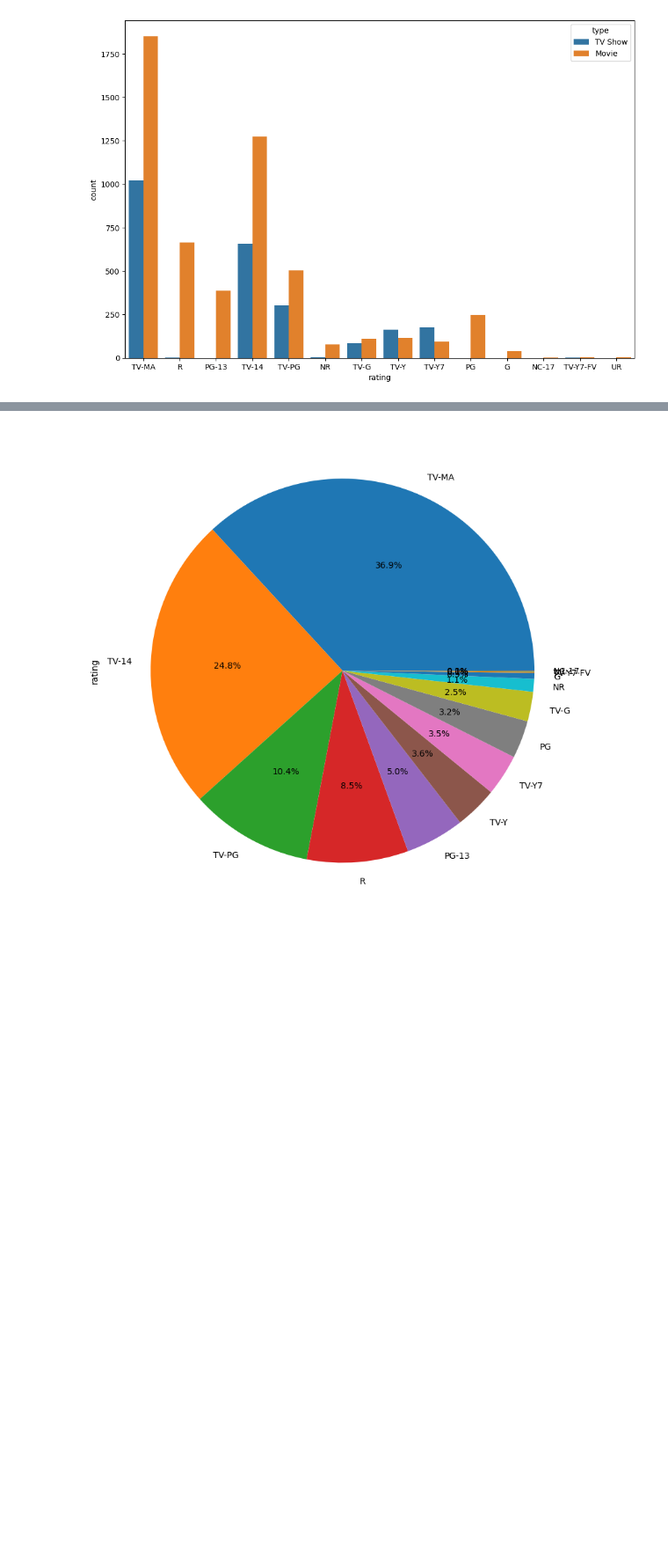
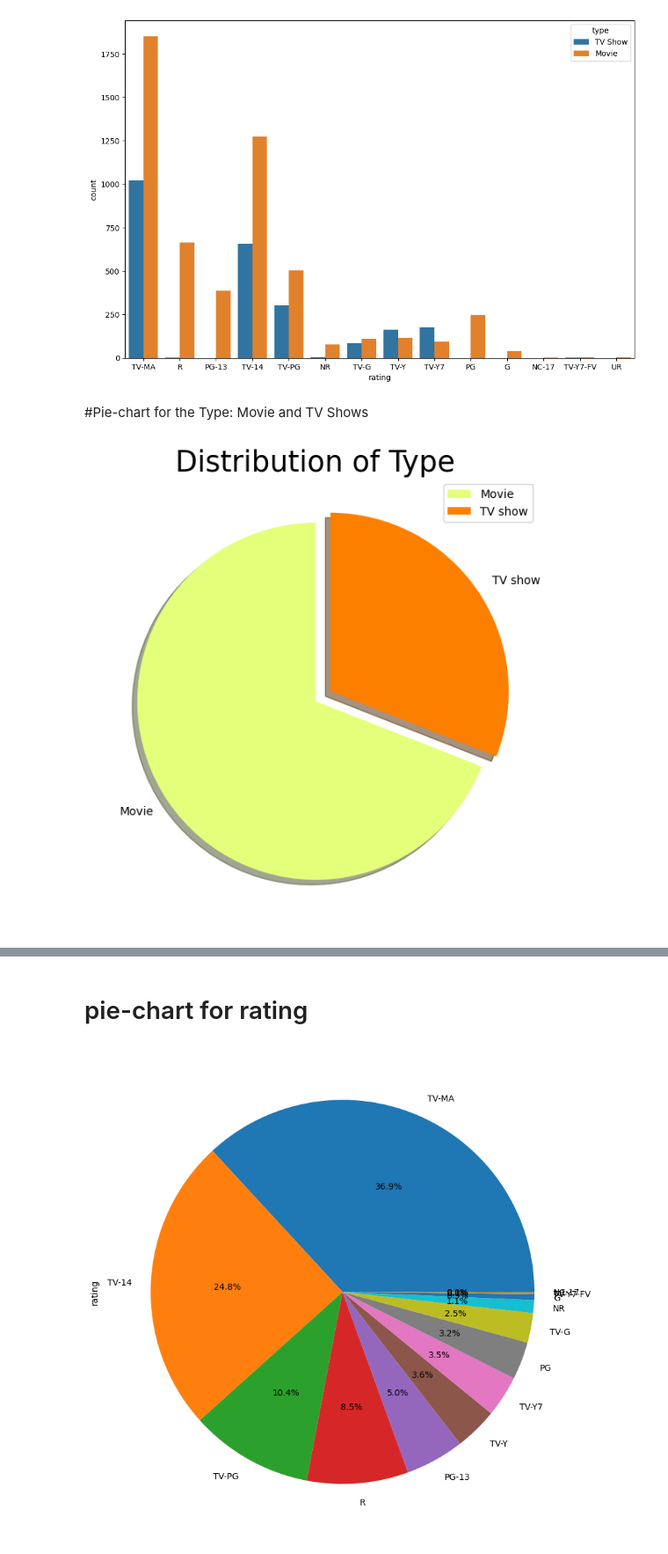
Before and after one commit to pritesh2292/Netflix-Movies-Tv-Shows-Clustering, a Jupyter notebook: Netflix_unsupervised_ML_capstone_project_.ipynb, the cells around one changed output, grey strips where cells are left out. Shown at 88% size. Saved outputs shown, nothing was run; the diff lists cells and outputs as text; code cells hidden in the pictures; blank space fills up the shorter version.

```diff
--- a/Netflix_unsupervised_ML_capstone_project_.ipynb
+++ b/Netflix_unsupervised_ML_capstone_project_.ipynb
@@ -190,6 +192,20 @@ sns.countplot(x='rating',data = df,hue='type')
 # %% [output]
 <Axes: xlabel='rating', ylabel='count'>
 [figure]
+# %% [markdown]
+#Pie-chart for the Type: Movie and TV Shows
+# %%
+labels = ['Movie', 'TV show']
+size = df['type'].value_counts()
+colors = plt.cm.Wistia(np.linspace(0, 1, 2))
+explode = [0, 0.1]
+plt.rcParams['figure.figsize'] = (7, 7)
+plt.pie(size,labels=labels, colors = colors, explode = explode, shadow = True, startangle = 90)
+plt.title('Distribution of Type', fontsize = 25)
+plt.legend()
+plt.show()
+# %% [output]
+[figure, added]
 # %%
 import plotly.express as px #distribution according to countries
 top_rated=df[0:10]
@@ -197,6 +213,8 @@ fig =px.sunburst(top_rated,path=['country'])
 fig.show()
 # %% [output]
 [interactive output not drawn]
+# %% [markdown]
+# pie-chart for rating
 # %%
 df['rating'].value_counts().plot.pie(autopct='%1.1f%%',figsize=(10,20)) #distribution according to the rating
 plt.show()
```
Also changed, not shown: parts of 6 cells of this notebook.
